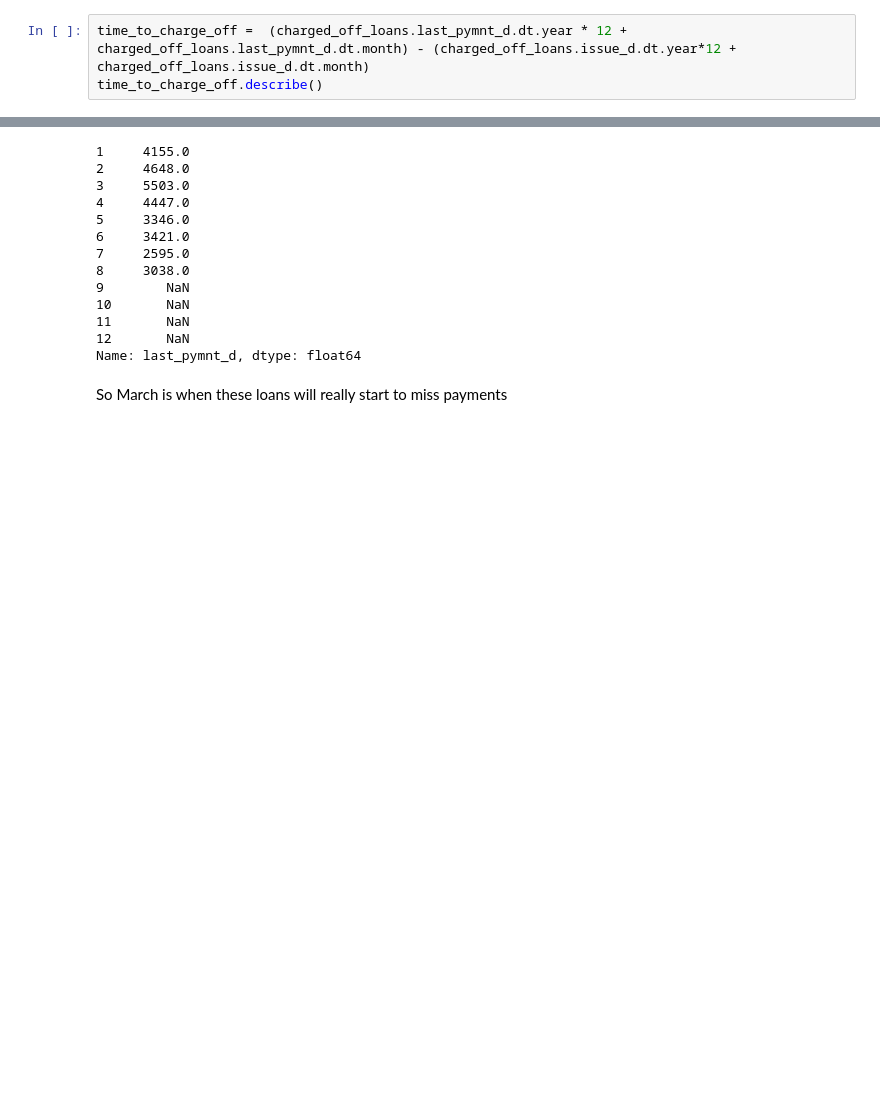
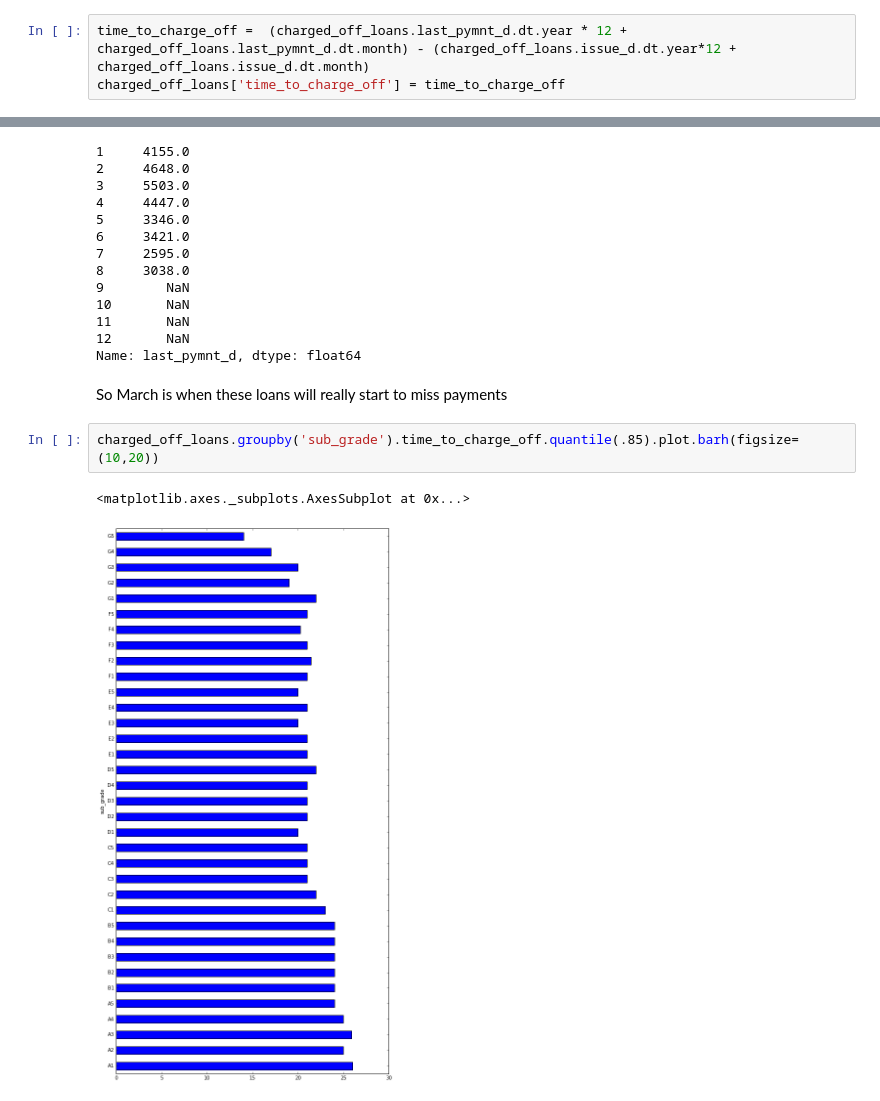
Before and after one commit to Ravirajadrangi/Lending-Club, a Jupyter notebook: Simple analysis/When loans get charged off.ipynb, the cells around one changed output, grey strips where cells are left out. Drawn from its saved outputs; the diff is of its cells as text; blank space fills up the shorter version.

```diff
--- a/Simple analysis/When loans get charged off.ipynb
+++ b/Simple analysis/When loans get charged off.ipynb
@@ -39,4 +39,4 @@ True
 I didn't want to use dt.days/30 and this seemed easier than relative_date()
 # %%
 time_to_charge_off =  (charged_off_loans.last_pymnt_d.dt.year * 12 + charged_off_loans.last_pymnt_d.dt.month) - (charged_off_loans.issue_d.dt.year*12 + charged_off_loans.issue_d.dt.month)
-time_to_charge_off.describe()
+charged_off_loans['time_to_charge_off'] = time_to_charge_off
@@ -102,3 +92,8 @@ charged_off_loans.last_pymnt_d.dt.month.value_counts(sort=False).shift(-4)
 Name: last_pymnt_d, dtype: float64
 # %% [markdown]
 So March is when these loans will really start to miss payments
+# %%
+charged_off_loans.groupby('sub_grade').time_to_charge_off.quantile(.85).plot.barh(figsize=(10,20))
+# %% [output]
+<matplotlib.axes._subplots.AxesSubplot at 0x...>
+[figure, added]
```
Also changed, not shown: parts of 2 cells of this notebook, 2 other files.
